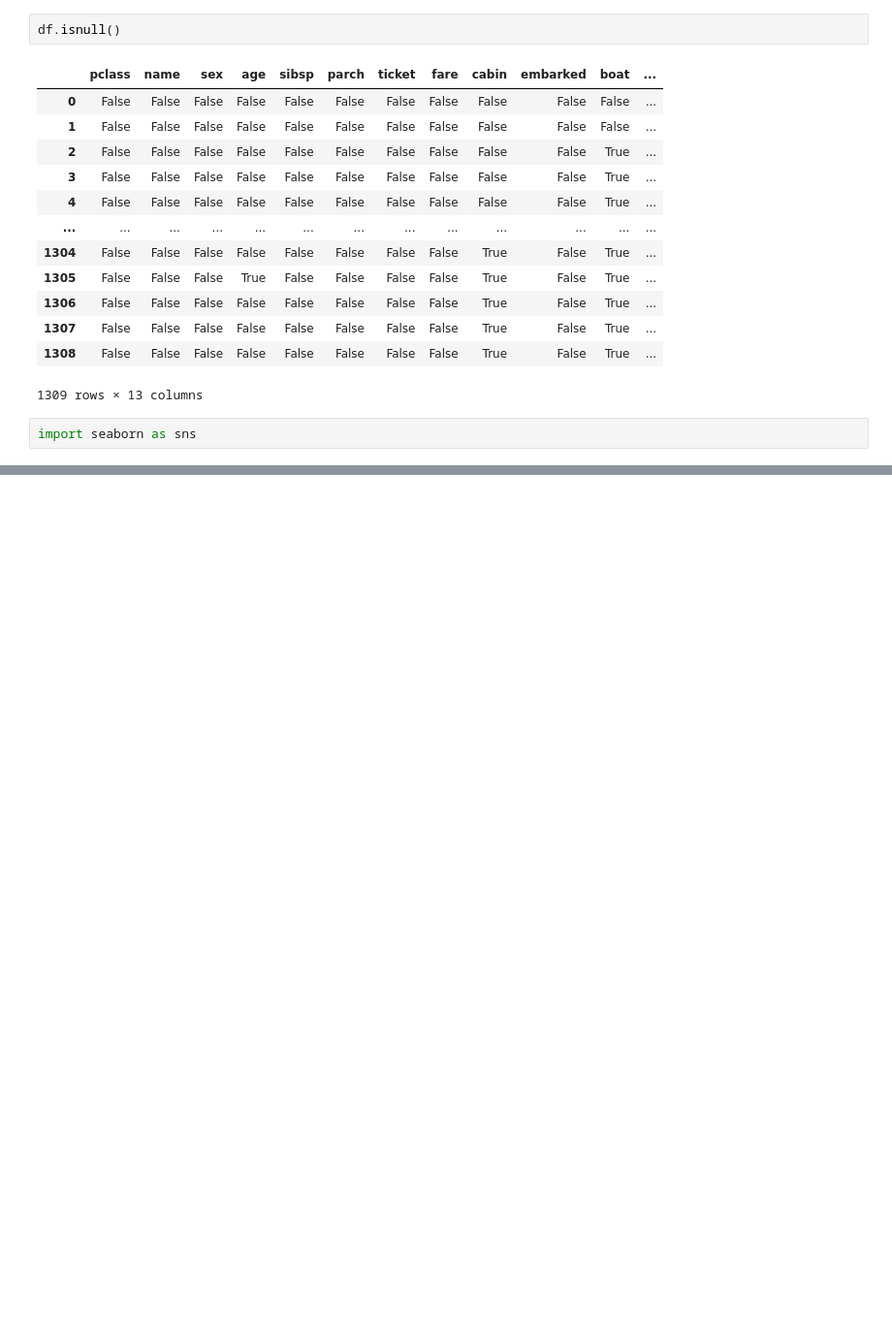
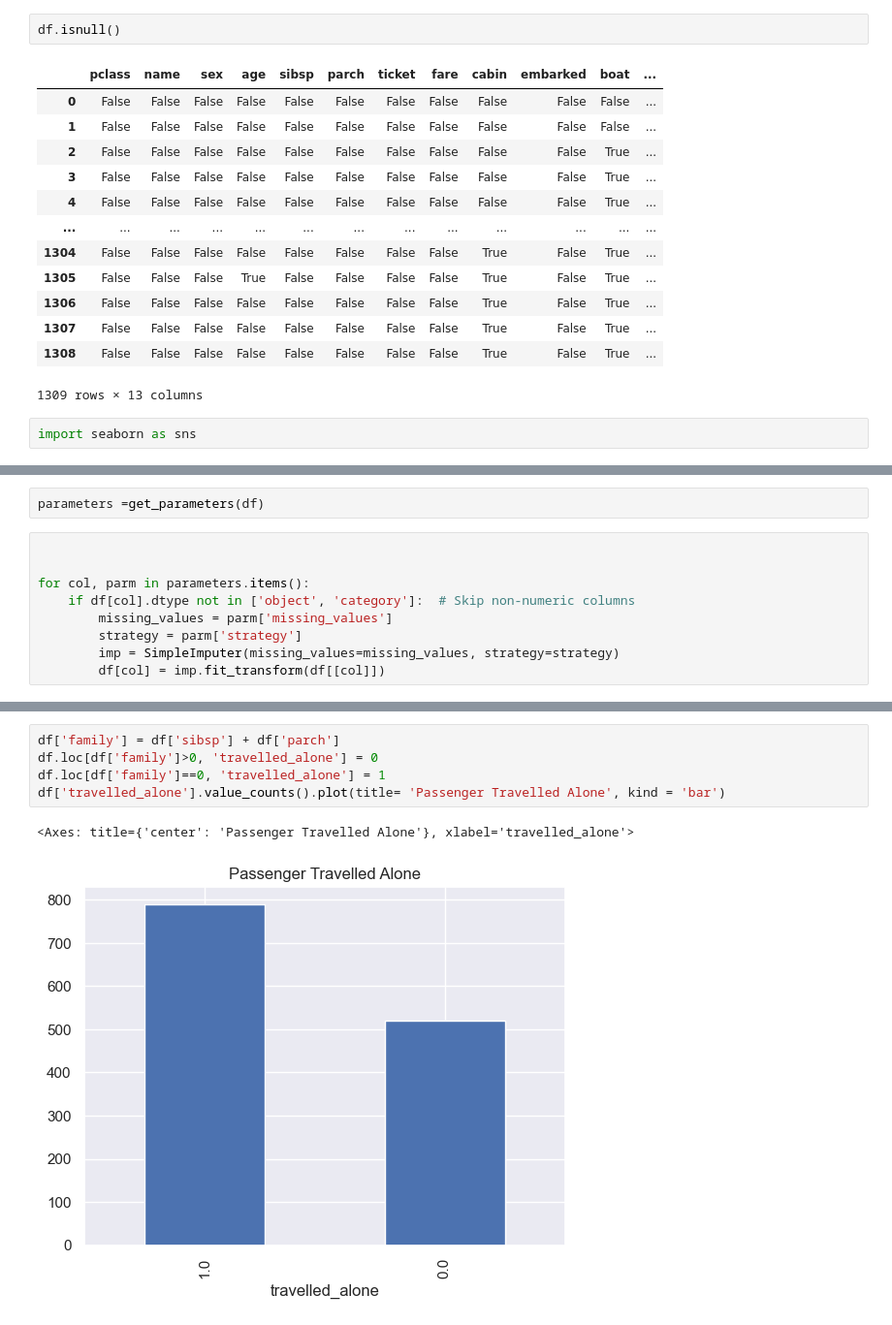
Before and after one commit to atharvapawar9/Jupyter-Notebooks, a Jupyter notebook: SklearnFundamentals.ipynb, the cells around one changed output, grey strips where cells are left out. Shown at 97% size. Drawn from its saved outputs; the diff is of its cells as text; blank space fills up the shorter version.

```diff
--- a/SklearnFundamentals.ipynb
+++ b/SklearnFundamentals.ipynb
@@ -159,0 +187,11 @@ import seaborn as sns
+# %%
+parameters =get_parameters(df)
+# %%
+
+
+for col, parm in parameters.items():
+    if df[col].dtype not in ['object', 'category']:  # Skip non-numeric columns
+        missing_values = parm['missing_values']
+        strategy = parm['strategy']
+        imp = SimpleImputer(missing_values=missing_values, strategy=strategy)
+        df[col] = imp.fit_transform(df[[col]])
@@ -159,0 +214,8 @@ import seaborn as sns
+# %%
+df['family'] = df['sibsp'] + df['parch']
+df.loc[df['family']>0, 'travelled_alone'] = 0
+df.loc[df['family']==0, 'travelled_alone'] = 1
+df['travelled_alone'].value_counts().plot(title= 'Passenger Travelled Alone', kind = 'bar')
+# %% [output]
+<Axes: title={'center': 'Passenger Travelled Alone'}, xlabel='travelled_alone'>
+[figure, added]
```
Also changed, not shown: parts of 16 cells of this notebook.
